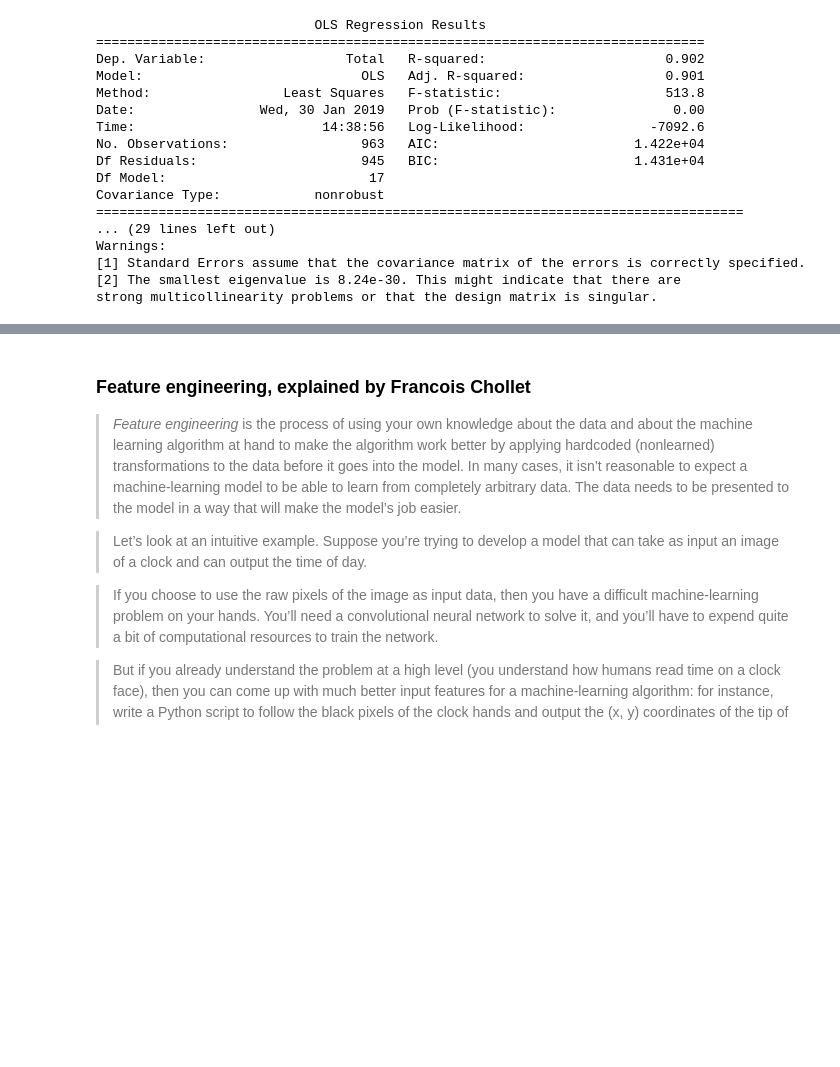
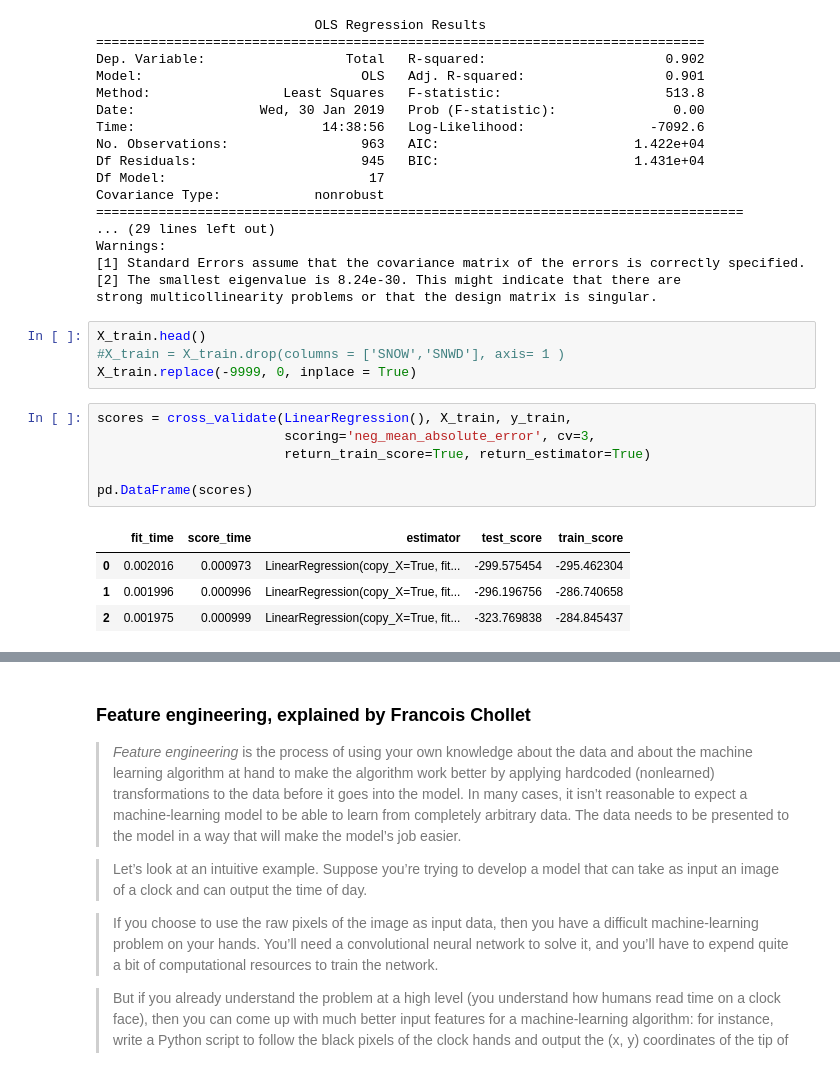
Before and after one commit to LambdaSchool/DS-Unit-2-Sprint-4-Model-Validation, a Jupyter notebook: module-3-select-models-and-parameters/Dakota_DS1_LS_DS_243_Select_models_and_parameters_LIVE_LESSON.ipynb, the cells around one changed output, grey strips where cells are left out. Drawn from its saved outputs; the diff is of its cells as text; blank space fills up the shorter version.

```diff
--- a/module-3-select-models-and-parameters/Dakota_DS1_LS_DS_243_Select_models_and_parameters_LIVE_LESSON.ipynb
+++ b/module-3-select-models-and-parameters/Dakota_DS1_LS_DS_243_Select_models_and_parameters_LIVE_LESSON.ipynb
@@ -721,3 +721,18 @@ Warnings:
 [1] Standard Errors assume that the covariance matrix of the errors is correctly specified.
 [2] The smallest eigenvalue is 8.24e-30. This might indicate that there are
 strong multicollinearity problems or that the design matrix is singular.
+# %%
+X_train.head()
+#X_train = X_train.drop(columns = ['SNOW','SNWD'], axis= 1 )
+X_train.replace(-9999, 0, inplace = True)
+# %%
+scores = cross_validate(LinearRegression(), X_train, y_train,
+                        scoring='neg_mean_absolute_error', cv=3,
+                        return_train_score=True, return_estimator=True)
+
+pd.DataFrame(scores)
+# %% [output]
+|  | fit_time | score_time | estimator | test_score | train_score |
+| 0 | 0.002016 | 0.000973 | LinearRegression(copy_X=True, fit... | -299.575454 | -295.462304 |
+| 1 | 0.001996 | 0.000996 | LinearRegression(copy_X=True, fit... | -296.196756 | -286.740658 |
+| 2 | 0.001975 | 0.000999 | LinearRegression(copy_X=True, fit... | -323.769838 | -284.845437 |
```
Also changed, not shown: parts of 6 cells of this notebook.
